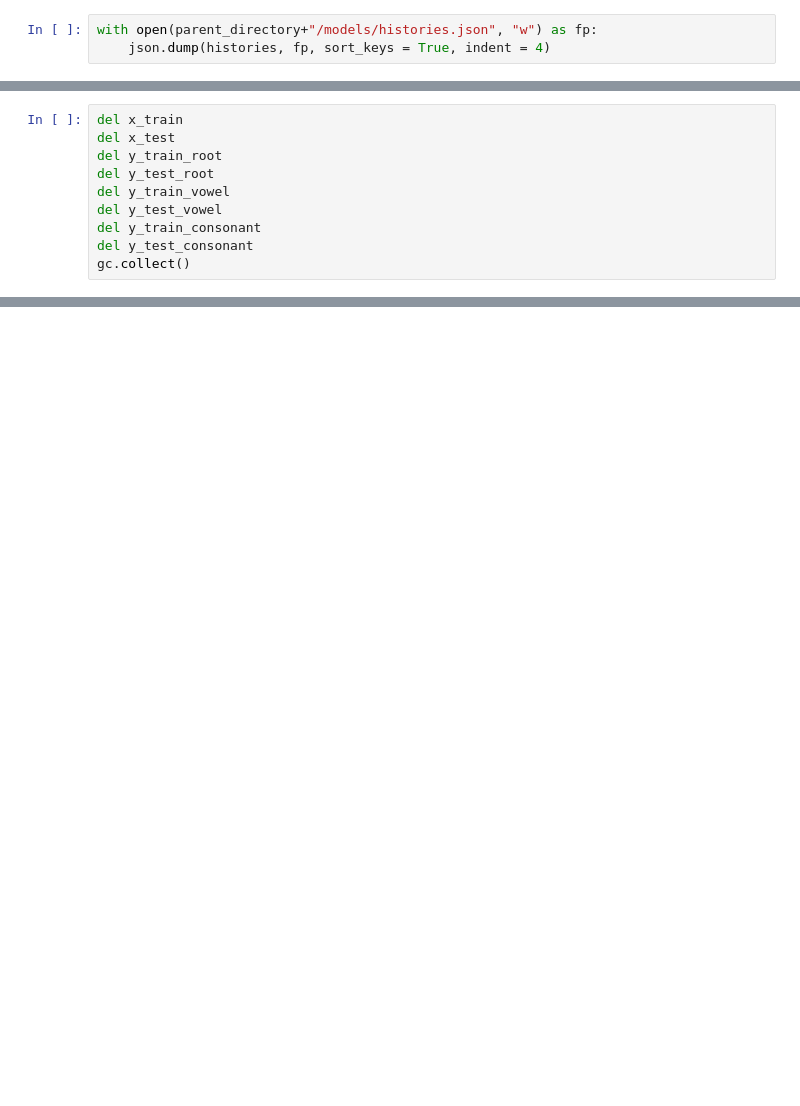
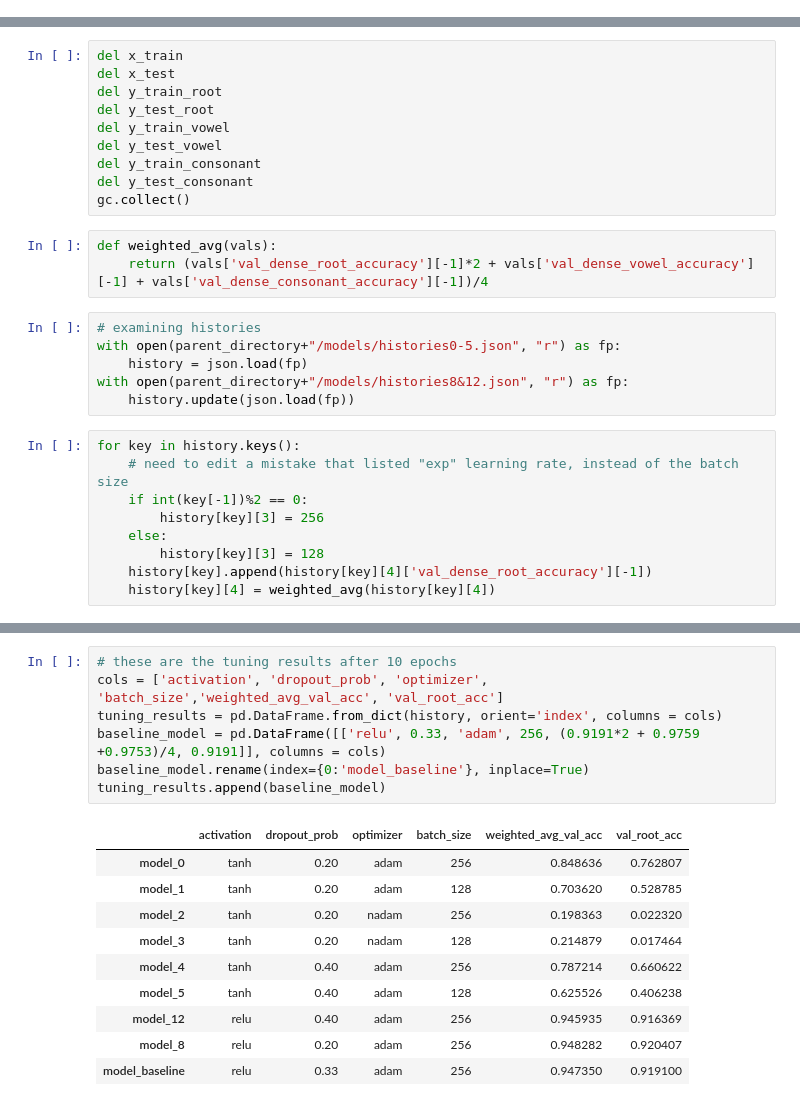
Before and after one commit to ABerry057/bengali-char-recognition, a Jupyter notebook: src/hp_tuning.ipynb, the cells around one changed output, grey strips where cells are left out. Cells and saved outputs as stored; diff of their text form; blank space fills up the shorter version.

Commit message:
analyzed tuned models

```diff
--- a/src/hp_tuning.ipynb
+++ b/src/hp_tuning.ipynb
@@ -322,6 +322,3 @@ Epoch 9/10
 549/549 [==============================] - 231s 420ms/step - loss: 0.9697 - dense_root_loss: 0.5542 - dense_vowel_loss: 0.2427 - dense_consonant_loss: 0.1728 - dense_root_accuracy: 0.8460 - dense_vowe ...
 Epoch 10/10
 549/549 [==============================] - 231s 420ms/step - loss: 0.9240 - dense_root_loss: 0.5202 - dense_vowel_loss: 0.2382 - dense_consonant_loss: 0.1655 - dense_root_accuracy: 0.8545 - dense_vowe ...
-# %%
-with open(parent_directory+"/models/histories.json", "w") as fp:
-    json.dump(histories, fp, sort_keys = True, indent = 4)
@@ -355,3 +332,21 @@ del y_test_vowel
 del y_train_consonant
 del y_test_consonant
 gc.collect()
+# %%
+def weighted_avg(vals):
+    return (vals['val_dense_root_accuracy'][-1]*2 + vals['val_dense_vowel_accuracy'][-1] + vals['val_dense_consonant_accuracy'][-1])/4
+# %%
+# examining histories
+with open(parent_directory+"/models/histories0-5.json", "r") as fp:
+    history = json.load(fp)
+with open(parent_directory+"/models/histories8&12.json", "r") as fp:
+    history.update(json.load(fp))
+# %%
+for key in history.keys():
+    # need to edit a mistake that listed "exp" learning rate, instead of the batch size
+    if int(key[-1])%2 == 0:
+        history[key][3] = 256
+    else:
+        history[key][3] = 128
+    history[key].append(history[key][4]['val_dense_root_accuracy'][-1])
+    history[key][4] = weighted_avg(history[key][4])
@@ -357,0 +359,18 @@ gc.collect()
+# %%
+# these are the tuning results after 10 epochs
+cols = ['activation', 'dropout_prob', 'optimizer', 'batch_size','weighted_avg_val_acc', 'val_root_acc']
+tuning_results = pd.DataFrame.from_dict(history, orient='index', columns = cols)
+baseline_model = pd.DataFrame([['relu', 0.33, 'adam', 256, (0.9191*2 + 0.9759 +0.9753)/4, 0.9191]], columns = cols)
+baseline_model.rename(index={0:'model_baseline'}, inplace=True)
+tuning_results.append(baseline_model)
+# %% [output]
+|  | activation | dropout_prob | optimizer | batch_size | weighted_avg_val_acc | val_root_acc |
+| model_0 | tanh | 0.20 | adam | 256 | 0.848636 | 0.762807 |
+| model_1 | tanh | 0.20 | adam | 128 | 0.703620 | 0.528785 |
+| model_2 | tanh | 0.20 | nadam | 256 | 0.198363 | 0.022320 |
+| model_3 | tanh | 0.20 | nadam | 128 | 0.214879 | 0.017464 |
+| model_4 | tanh | 0.40 | adam | 256 | 0.787214 | 0.660622 |
+| model_5 | tanh | 0.40 | adam | 128 | 0.625526 | 0.406238 |
+| model_12 | relu | 0.40 | adam | 256 | 0.945935 | 0.916369 |
+| model_8 | relu | 0.20 | adam | 256 | 0.948282 | 0.920407 |
+| model_baseline | relu | 0.33 | adam | 256 | 0.947350 | 0.919100 |
```
Also changed, not shown: parts of 3 cells of this notebook, 2 other files.
